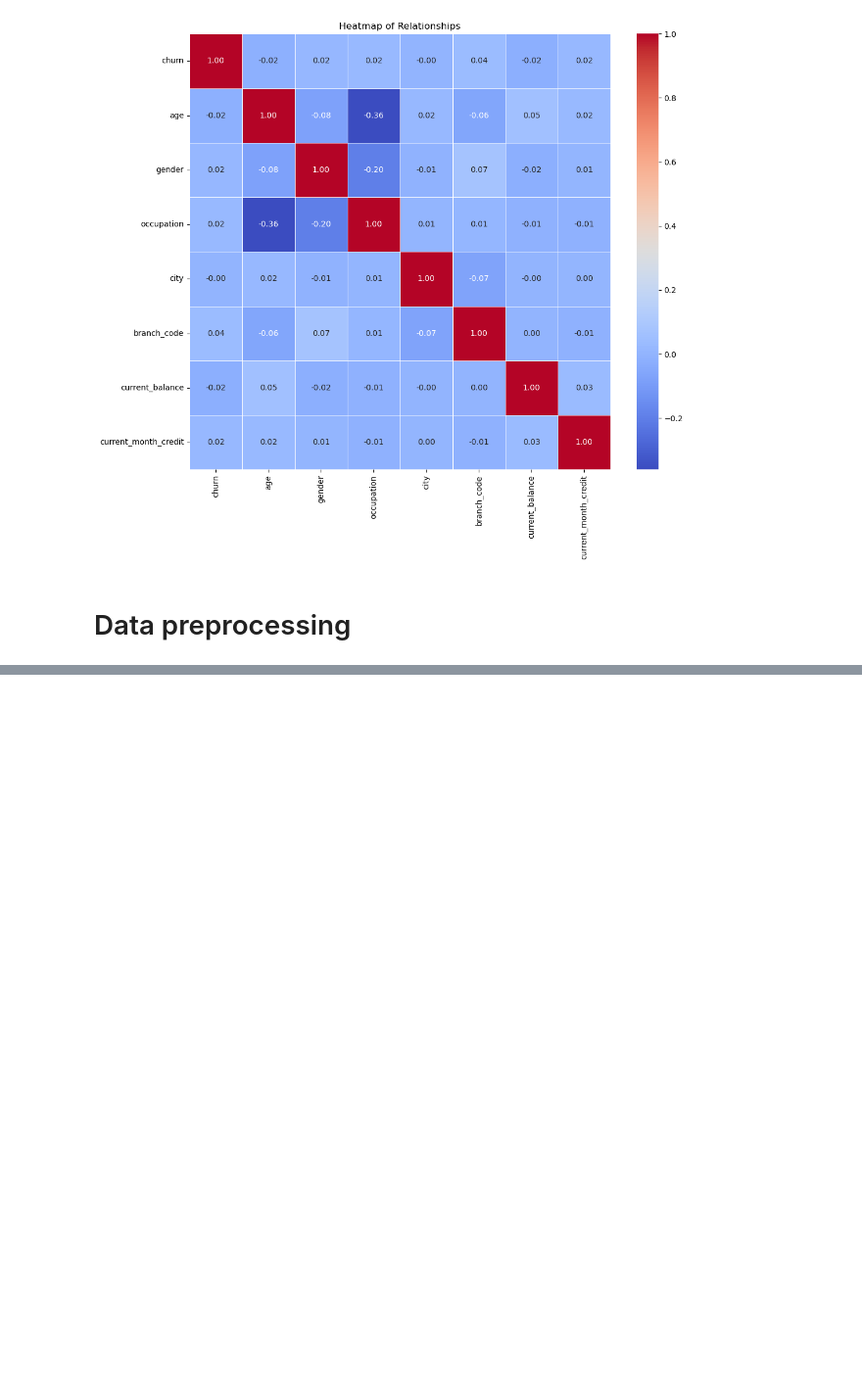
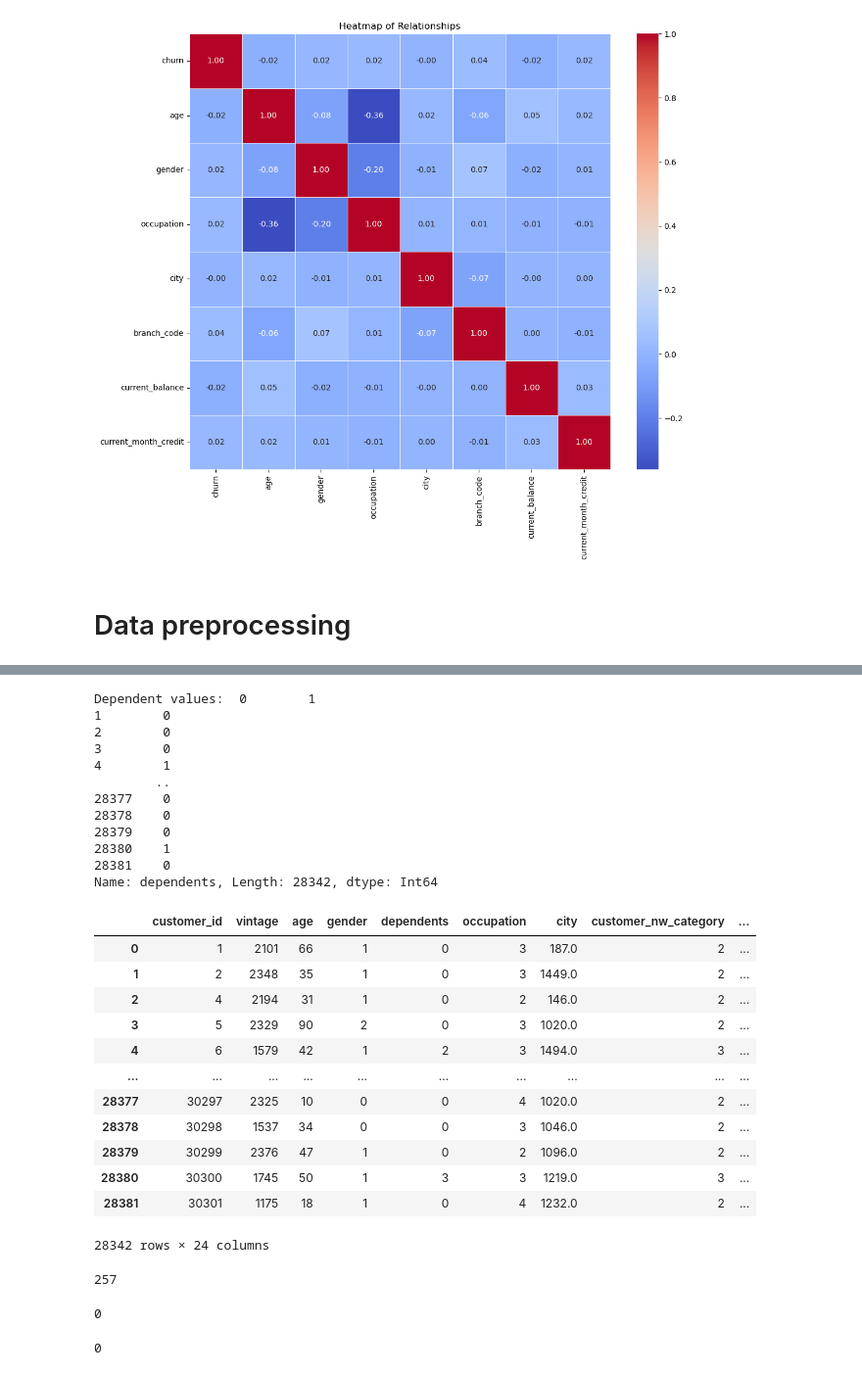
Before and after one commit to viethuy25/data_analysis_practice, a Jupyter notebook: BankChurn/BankChurnAnalysis.ipynb, the cells around one changed output, grey strips where cells are left out. Shown at 98% size. Drawn from its saved outputs; the diff is of its cells as text; code cells hidden in the pictures; blank space fills up the shorter version.

```diff
--- a/BankChurn/BankChurnAnalysis.ipynb
+++ b/BankChurn/BankChurnAnalysis.ipynb
@@ -473,0 +568,49 @@ data[['gender', 'occupation']]
+# %%
+# Fill 'dependents' based on their associated city and occupation average
+dependents_fill_values = data.groupby(['city', 'occupation'])['dependents'].transform('mean')
+dependents_fill_values = round(dependents_fill_values).astype('Int64')
+print ("Dependent values: ", dependents_fill_values)
+data['dependents'].fillna(dependents_fill_values, inplace=True)
+data
+# %% [output]
+Dependent values:  0        1
+1        0
+2        0
+3        0
+4        1
+        ..
+28377    0
+28378    0
+28379    0
+28380    1
+28381    0
+Name: dependents, Length: 28342, dtype: Int64
+|  | customer_id | vintage | age | gender | dependents | occupation | city | customer_nw_category | ... |
+| 0 | 1 | 2101 | 66 | 1 | 0 | 3 | 187.0 | 2 | ... |
+| 1 | 2 | 2348 | 35 | 1 | 0 | 3 | 1449.0 | 2 | ... |
+| 2 | 4 | 2194 | 31 | 1 | 0 | 2 | 146.0 | 2 | ... |
+| 3 | 5 | 2329 | 90 | 2 | 0 | 3 | 1020.0 | 2 | ... |
+| 4 | 6 | 1579 | 42 | 1 | 2 | 3 | 1494.0 | 3 | ... |
+| ... | ... | ... | ... | ... | ... | ... | ... | ... | ... |
+| 28377 | 30297 | 2325 | 10 | 0 | 0 | 4 | 1020.0 | 2 | ... |
+| 28378 | 30298 | 1537 | 34 | 0 | 0 | 3 | 1046.0 | 2 | ... |
+| 28379 | 30299 | 2376 | 47 | 1 | 0 | 2 | 1096.0 | 2 | ... |
+| 28380 | 30300 | 1745 | 50 | 1 | 3 | 3 | 1219.0 | 3 | ... |
+| 28381 | 30301 | 1175 | 18 | 1 | 0 | 4 | 1232.0 | 2 | ... |
+28342 rows × 24 columns
+# %%
+# double check
+data['dependents'].isna().sum()
+# %% [output]
+257
+# %%
+avg_dependent = round(data['dependents'].mean())
+avg_dependent
+# %% [output]
+0
+# %%
+data['dependents'].fillna(avg_dependent, inplace=True)
+
+data['dependents'].isna().sum()
+# %% [output]
+0
```
Also changed, not shown: parts of 38 cells of this notebook.
